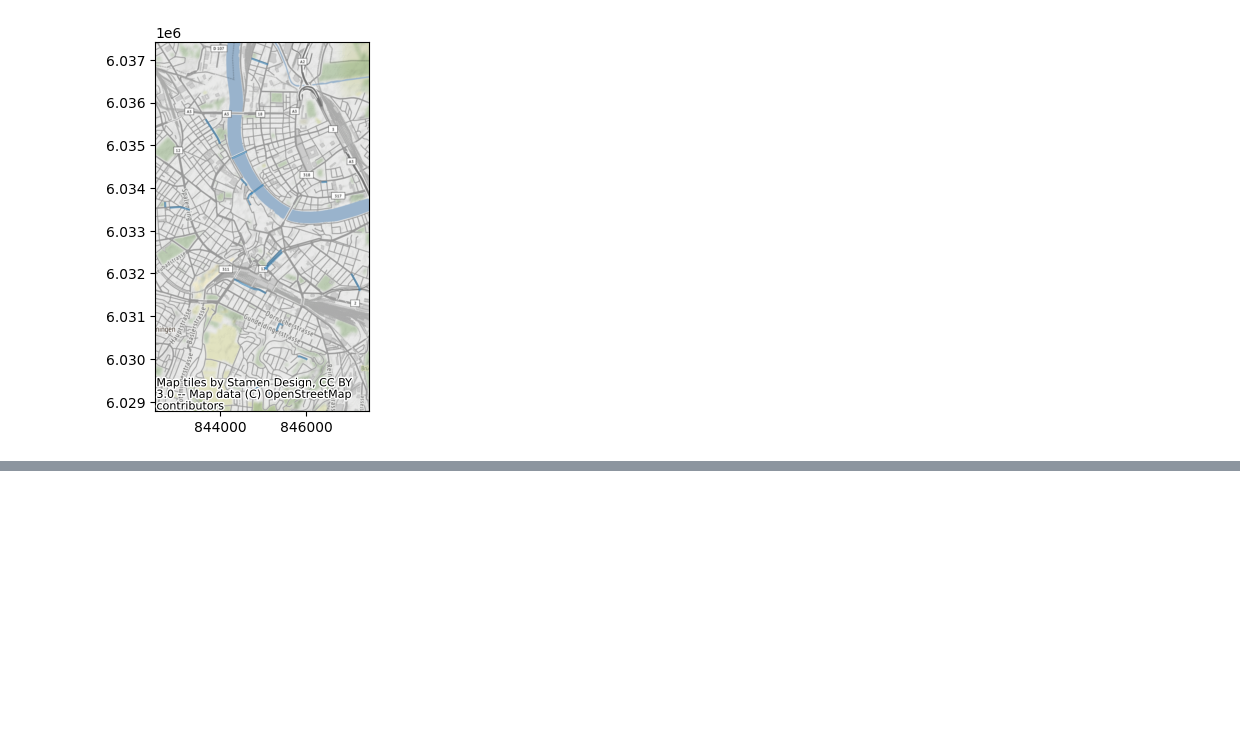
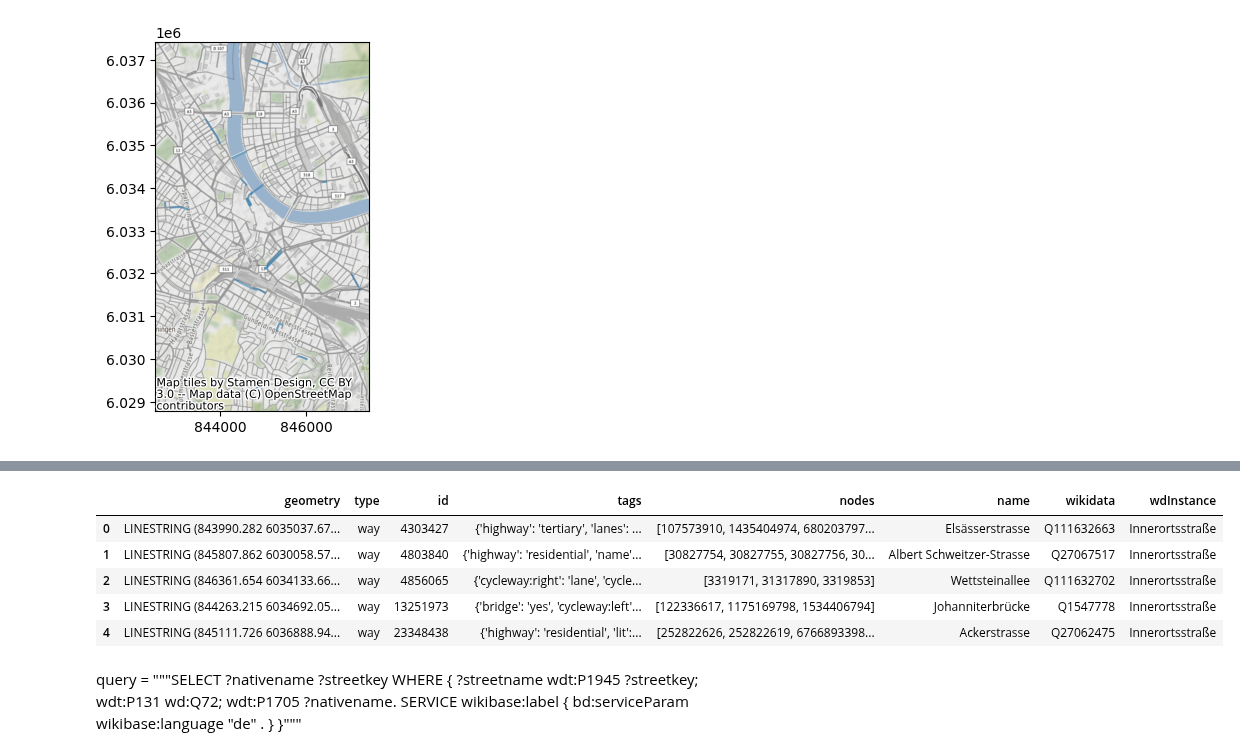
Before and after one commit to CaptainInler/cassda-zertifikatsarbeit, a Jupyter notebook: Dataunderstanding/du-Wikidata.ipynb, the cells around one changed output, grey strips where cells are left out. Cells and saved outputs as stored; diff of their text form; code cells hidden in the pictures; blank space fills up the shorter version.

```diff
--- a/Dataunderstanding/du-Wikidata.ipynb
+++ b/Dataunderstanding/du-Wikidata.ipynb
@@ -78,0 +128,29 @@ query = """SELECT ?nativename ?streetkey WHERE {
+# %%
+def queryWd(sparql, wdKey):
+    sparql.setQuery("""
+    SELECT ?instance ?instanceLabel
+    WHERE
+    {
+    wd:Q111632663 wdt:P31 ?instance.
+    SERVICE wikibase:label { bd:serviceParam wikibase:language "de" . }
+    }
+    """)
+    sparql.setReturnFormat(JSON)
+    return sparql
+# %%
+for x in dfGeo.index:
+    #print(dfGeo['wikidata'][x])
+    sparql = queryWd(sparql, "")
+    results = sparql.query().convert()
+    results_df = pd.json_normalize(results['results']['bindings'])
+    #print(results_df[['instanceLabel.value']])
+    dfGeo.at[x, "wdInstance"] = results_df['instanceLabel.value'][0]
+# %%
+dfGeo.head()
+# %% [output]
+|  | geometry | type | id | tags | nodes | name | wikidata | wdInstance |
+| 0 | LINESTRING (843990.282 6035037.67... | way | 4303427 | {'highway': 'tertiary', 'lanes': ... | [107573910, 1435404974, 680203797... | Elsässerstrasse | Q111632663 | Innerortsstraße |
+| 1 | LINESTRING (845807.862 6030058.57... | way | 4803840 | {'highway': 'residential', 'name'... | [30827754, 30827755, 30827756, 30... | Albert Schweitzer-Strasse | Q27067517 | Innerortsstraße |
+| 2 | LINESTRING (846361.654 6034133.66... | way | 4856065 | {'cycleway:right': 'lane', 'cycle... | [3319171, 31317890, 3319853] | Wettsteinallee | Q111632702 | Innerortsstraße |
+| 3 | LINESTRING (844263.215 6034692.05... | way | 13251973 | {'bridge': 'yes', 'cycleway:left'... | [122336617, 1175169798, 1534406794] | Johanniterbrücke | Q1547778 | Innerortsstraße |
+| 4 | LINESTRING (845111.726 6036888.94... | way | 23348438 | {'highway': 'residential', 'lit':... | [252822626, 252822619, 6766893398... | Ackerstrasse | Q27062475 | Innerortsstraße |
@@ -78,0 +161,7 @@ query = """SELECT ?nativename ?streetkey WHERE {
+# %% [markdown]
+query = """SELECT ?nativename ?streetkey WHERE {
+				?streetname wdt:P1945 ?streetkey;
+				wdt:P131 wd:Q72;
+				wdt:P1705 ?nativename.
+				SERVICE wikibase:label { bd:serviceParam wikibase:language "de" . }
+				}"""
```
Also changed, not shown: parts of 15 cells of this notebook.
